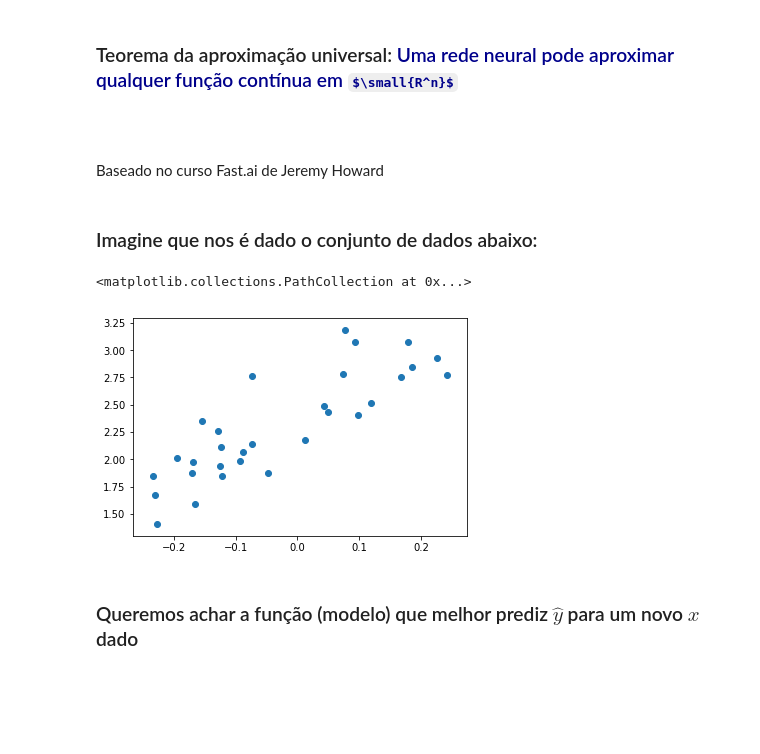
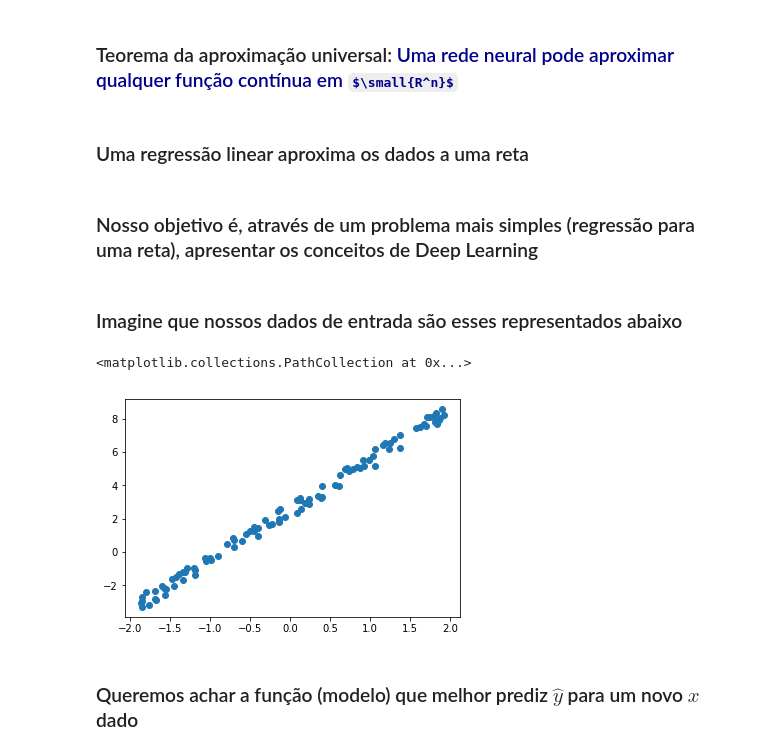
Before and after one commit to fredguth/pyData13, a Jupyter notebook: pyData13.ipynb, the cells around one changed output. Saved outputs shown, nothing was run; the diff lists cells and outputs as text; code cells hidden in the pictures; some formulas as TeX source; blank space fills up the shorter version.

Commit message:
adaptando texto para pyData

```diff
--- a/pyData13.ipynb
+++ b/pyData13.ipynb
@@ -21,23 +19,23 @@ True
 # %% [markdown]
 ### Teorema da aproximação universal: <font color=darkblue>Uma rede neural pode aproximar qualquer função contínua em $\small{R^n}$</font>
-# %% [markdown]
-##
-# %% [markdown]
-Baseado no curso Fast.ai de Jeremy Howard
+# %% [markdown]
+### Uma regressão linear aproxima os dados a uma reta
+# %% [markdown]
+### Nosso objetivo é, através de um problema mais simples (regressão para uma reta), apresentar os conceitos de Deep Learning
 # %% [markdown]
-### Imagine que nos é dado o conjunto de dados abaixo:
+### Imagine que nossos dados de entrada são esses representados abaixo
 # %%
 w_y = torch.tensor([3.,2])
 def getLinearDataset(w_y):
-    n = 30
+    n = 100
     x = torch.ones(n,2)
-    x[:,0].uniform_(-.25, .25)
+    x[:,0].uniform_(-2., 2.)
     y = x@w_y + torch.rand(n)
     return (x, y[:None])
 X, Y = getLinearDataset(w_y)
 plt.scatter(X[:,0], Y)
 # %% [output]
 <matplotlib.collections.PathCollection at 0x...>
-[figure, old version]
+[figure, new version]
 # %% [markdown]
 ### Queremos achar a função (modelo) que melhor prediz $\hat{y}$ para um novo $x$ dado
```
Also changed, not shown: parts of 23 cells of this notebook, 1 other file.
